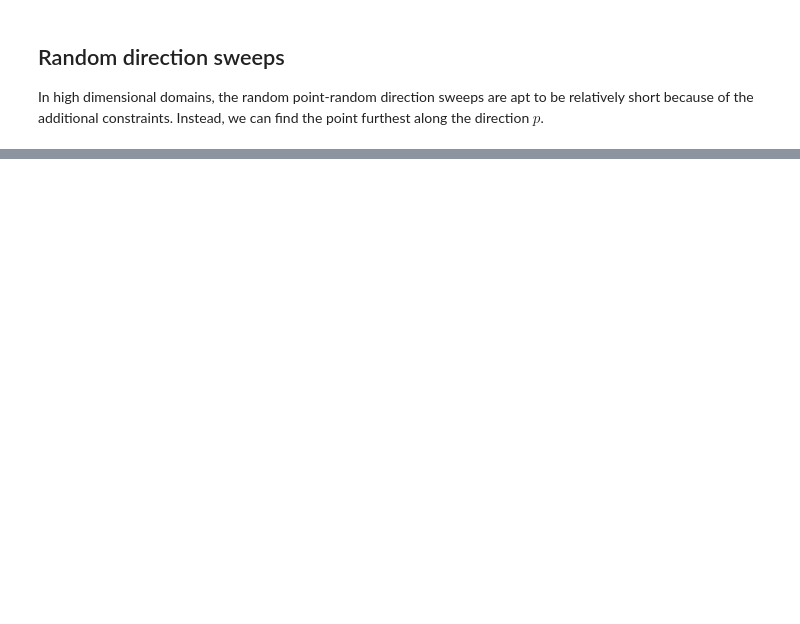
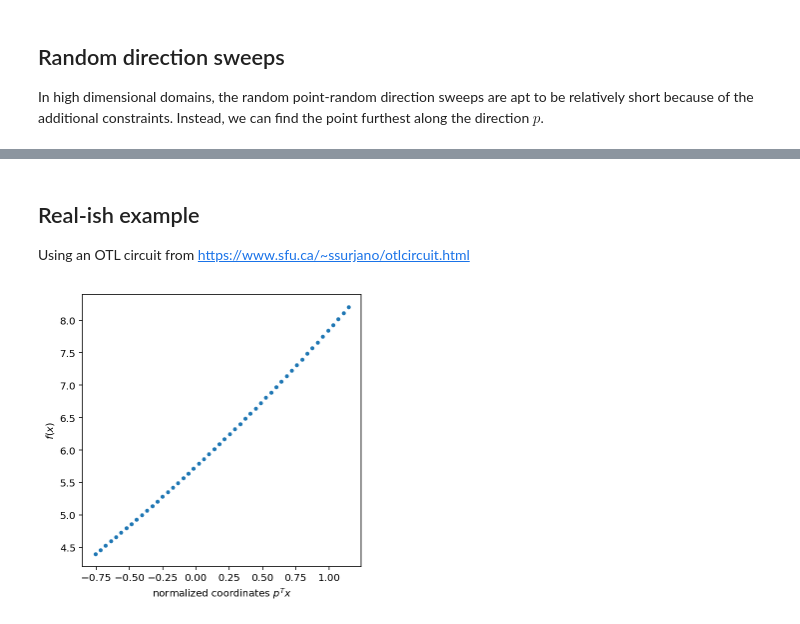
Before and after one commit to jeffrey-hokanson/PSDR, a Jupyter notebook: Demos/Sweep.ipynb, the cells around one changed output, grey strips where cells are left out. Saved outputs shown, nothing was run; the diff lists cells and outputs as text; code cells hidden in the pictures; blank space fills up the shorter version.

Commit message:
Added an example of the result of a parameter sweep

```diff
--- a/Demos/Sweep.ipynb
+++ b/Demos/Sweep.ipynb
@@ -66,0 +67,36 @@ ax.axis('equal');
+# %% [markdown]
+## Real-ish example
+Using an OTL circuit from https://www.sfu.ca/~ssurjano/otlcircuit.html
+# %%
+# Domain in application units
+dom = demos.build_otl_circuit_domain()
+# Domain in normalized units (-1,1)^6
+dom_norm = dom.normalized_domain()
+
+# random-point, random-direction
+x_norm = dom_norm.sample()
+p = np.random.randn(len(dom_norm))
+p /= np.linalg.norm(p)
+
+# Find how far we can go in the direction p
+a1 = dom_norm.extent(x_norm, p)
+x1_norm = x_norm + a1*p
+# Find how far we can go in the direction -p
+a2 = dom_norm.extent(x_norm, -p)
+x2_norm = x_norm - a2*p
+
+# Sample uniformly on the line connecting x1, x2
+X_norm = np.array([a*x1_norm + (1-a)*x2_norm for a in np.linspace(0,1,50)])
+
+# Now convert back to application units
+X = dom.unnormalize(X_norm)
+
+# Evalute the function
+fX = demos.otl_circuit(X)
+
+fig, ax = plt.subplots(figsize = (5,5))
+ax.plot(np.dot(p, X_norm.T).T, fX, '.')
+ax.set_xlabel('normalized coordinates $p^Tx$')
+ax.set_ylabel('$f(x)$');
+# %% [output]
+[figure, added]
```
Also changed, not shown: parts of 2 cells of this notebook, 3 other files.
